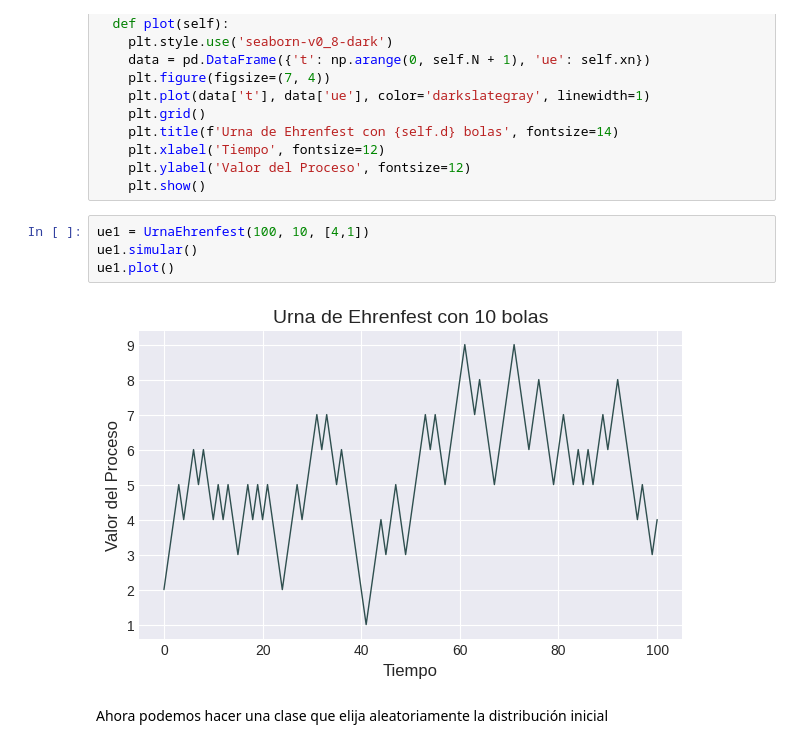
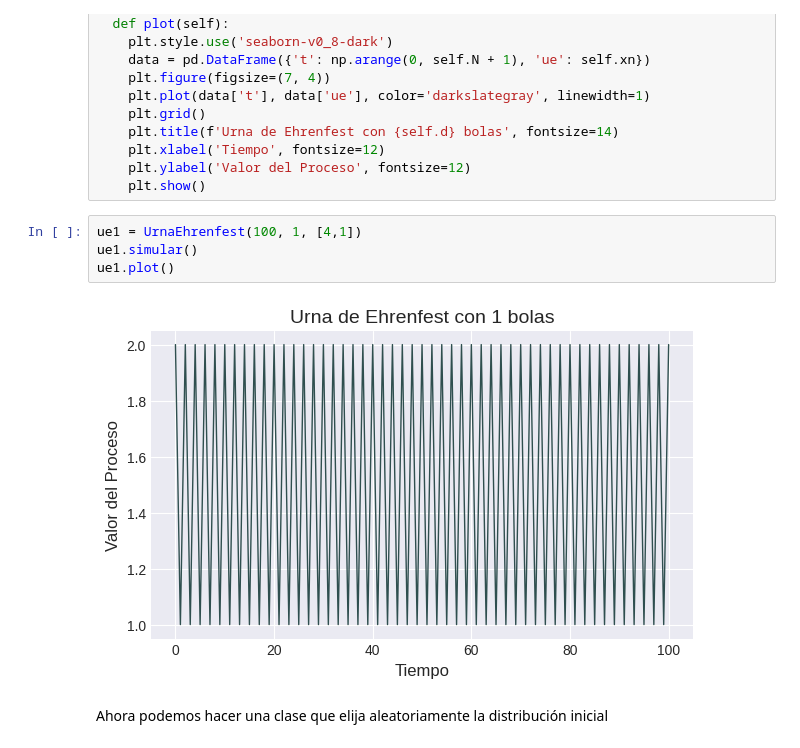
Before and after one commit to eliasegn/ProcesosI, a Jupyter notebook: CM2_EhrenfestyRuina.ipynb, the cells around one changed output. Drawn from its saved outputs; the diff is of its cells as text.

```diff
--- a/CM2_EhrenfestyRuina.ipynb
+++ b/CM2_EhrenfestyRuina.ipynb
@@ -64,11 +64,11 @@ class UrnaEhrenfest:
     plt.ylabel('Valor del Proceso', fontsize=12)
     plt.show()
 # %%
-ue1 = UrnaEhrenfest(100, 10, [4,1])
+ue1 = UrnaEhrenfest(100, 1, [4,1])
 ue1.simular()
 ue1.plot()
 # %% [output]
-[figure, old version]
+[figure, new version]
 # %% [markdown]
 Ahora podemos hacer una clase que elija aleatoriamente la distribución inicial
 # %%
```
Also changed, not shown: parts of 6 cells of this notebook, 3 other files.
